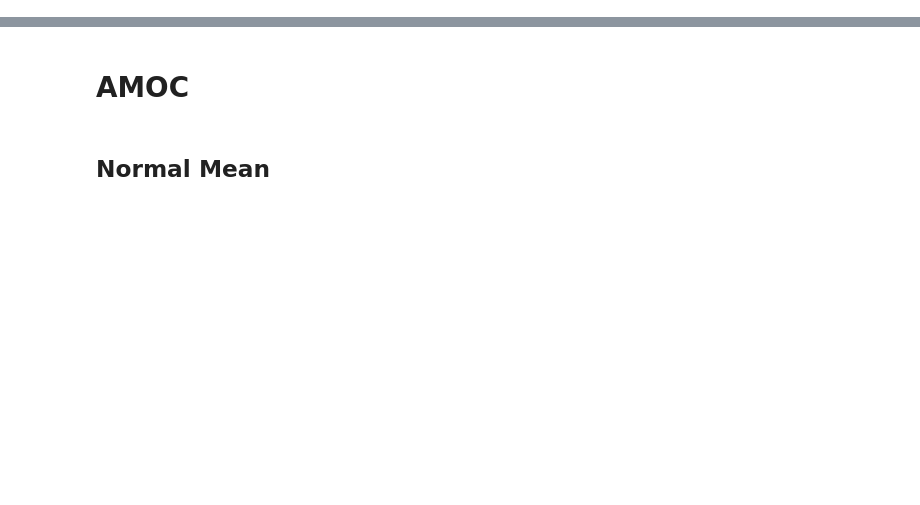
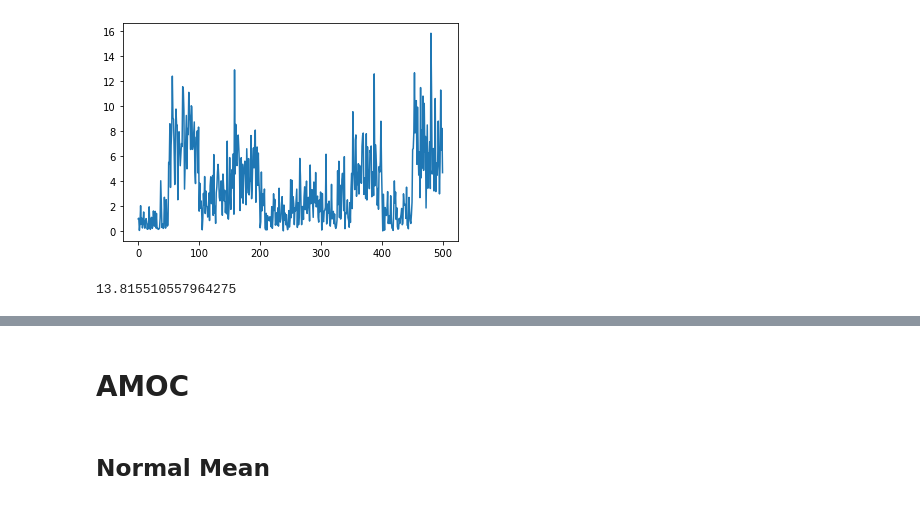
Before and after one commit to gursky1/fastchange, a Jupyter notebook: Benchmarking2.ipynb, the cells around one changed output, grey strips where cells are left out. Drawn from its saved outputs; the diff is of its cells as text; code cells hidden in the pictures; blank space fills up the shorter version.

```diff
--- a/Benchmarking2.ipynb
+++ b/Benchmarking2.ipynb
@@ -9,0 +260,11 @@ import ruptures as rpt
+# %%
+def gamma_random(seg_len, n_cps, shape_var):
+    shape = np.random.uniform(0, shape_var, size=(n_cps,))
+    return np.random.gamma(shape, size=(seg_len, n_cps)).flatten('F')
+# %%
+x = gamma_random(50, 10, 10)
+plt.figure()
+plt.plot(x)
+plt.show()
+# %% [output]
+[figure, added]
@@ -10,2 +280,6 @@ import ruptures as rpt
+# %%
+mbic_penalty(100, 1)
+# %% [output]
+13.815510557964275
 # %%
 # Creating Normal synthetic data
```
Also changed, not shown: parts of 68 cells of this notebook, 7 other files.
